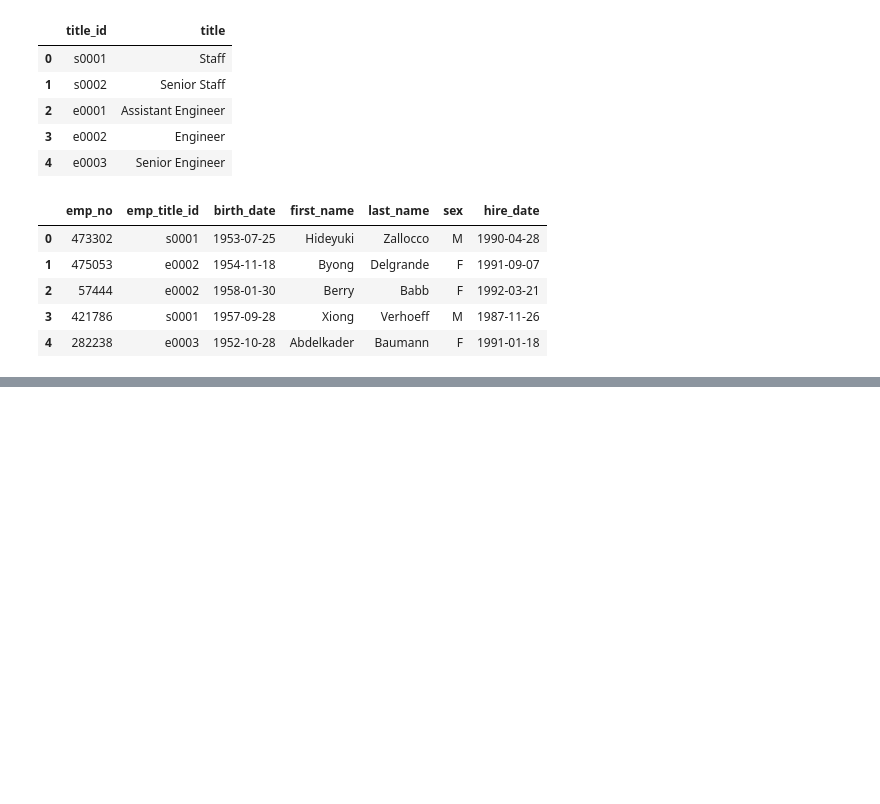
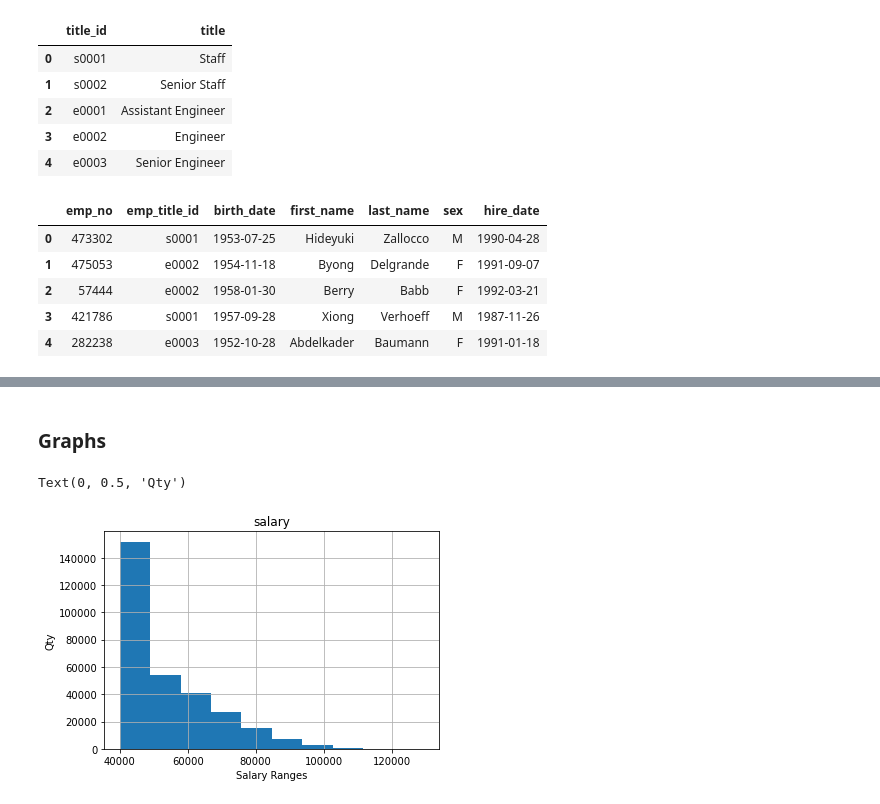
Before and after one commit to jennifermarie6sl/sql-challenge, a Jupyter notebook: sql-challenge.ipynb, the cells around one changed output, grey strips where cells are left out. Saved outputs shown, nothing was run; the diff lists cells and outputs as text; code cells hidden in the pictures; blank space fills up the shorter version.

```diff
--- a/sql-challenge.ipynb
+++ b/sql-challenge.ipynb
@@ -302,0 +302,9 @@ Name: salary, dtype: float64
+# %% [markdown]
+### Graphs
+# %%
+title_sal_df.hist(column="salary")
+plt.xlabel("Salary Ranges")
+plt.ylabel("Qty")
+# %% [output]
+Text(0, 0.5, 'Qty')
+[figure, added]
```
Also changed, not shown: parts of 31 cells of this notebook.
